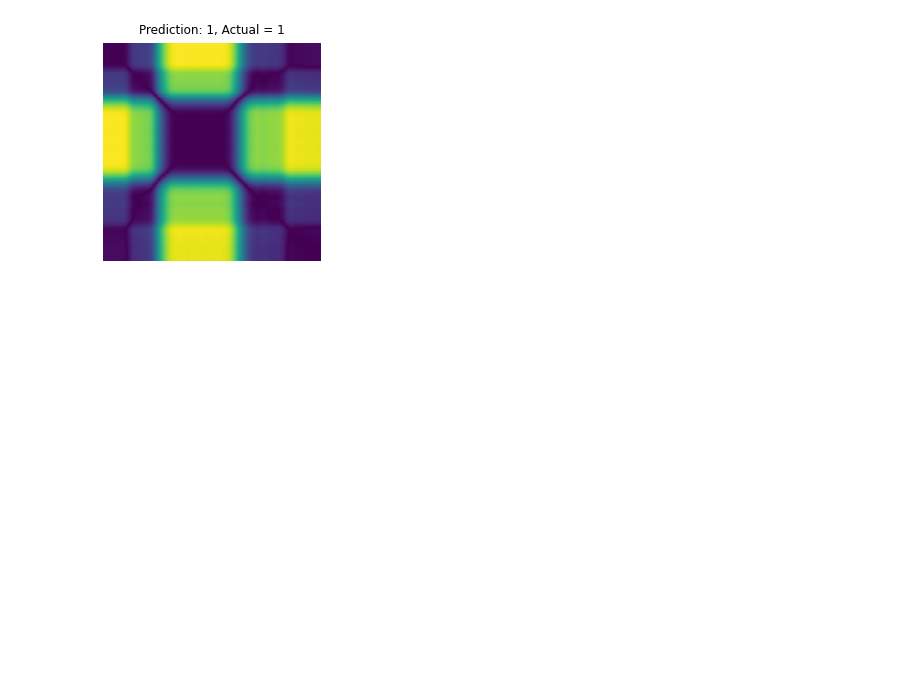
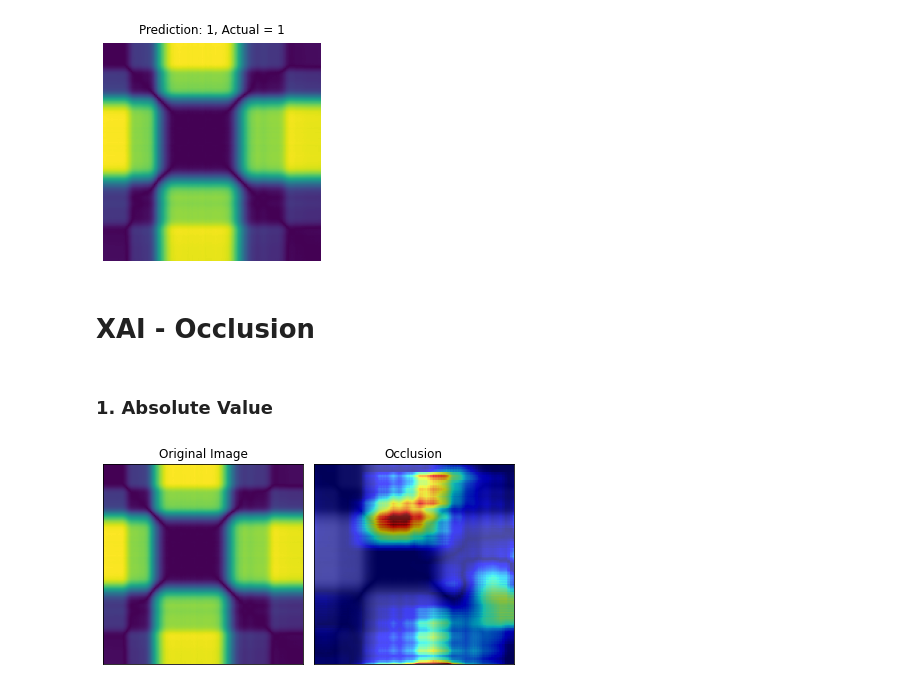
Before and after one commit to johnwslee/Data_Science_Libraries, a Jupyter notebook: recurrence_plot/recurrence_plot_test_2d_cnn.ipynb, the cells around one changed output. Drawn from its saved outputs; the diff is of its cells as text; code cells hidden in the pictures; blank space fills up the shorter version.

Commit message:
Adds occlusion and gradient SHAP to 2d notebook

```diff
--- a/recurrence_plot/recurrence_plot_test_2d_cnn.ipynb
+++ b/recurrence_plot/recurrence_plot_test_2d_cnn.ipynb
@@ -314,7 +316,8 @@ Training ended.
 model.eval()
 with torch.no_grad():
     img, lab = next(iter(trainloader))
-    y_prob = torch.sigmoid(model(img[None, :, :, :][0]))
+    y_prob = torch.sigmoid(model(img))
+    # y_prob = torch.sigmoid(model(img[None, :, :, :][0]))
     y_class = int(y_prob[0] > 0.5)
     print(f"Prbability of being 1: {y_prob[0].item():.3g}")
 
@@ -324,3 +327,25 @@ with torch.no_grad():
 # %% [output]
 Prbability of being 1: 0.999
 [figure]
+# %% [markdown]
+# XAI - Occlusion
+# %% [markdown]
+### 1. Absolute Value
+# %%
+image_tensor = img[0].unsqueeze(0)
+occlusion = Occlusion(model)
+attributions_occ = occlusion.attribute(image_tensor,
+                                       strides=(1, 2, 2),
+                                       sliding_window_shapes=(1, 25, 25),
+                                       baselines=None)
+_ = viz.visualize_image_attr_multiple(np.transpose(attributions_occ.squeeze(0).detach().numpy(), (1,2,0)),
+                                      np.transpose(image_tensor.squeeze(0).detach().numpy(), (1,2,0)),
+                                      ["original_image", "blended_heat_map"],
+                                      ["all", "absolute_value"],
+                                      titles = ["Original Image", "Occlusion"],
+                                      cmap="jet",
+                                      fig_size=(6, 6),
+                                      alpha_overlay=0.7
+                                     )
+# %% [output]
+[figure, added]
```
Also changed, not shown: parts of 13 cells of this notebook.
